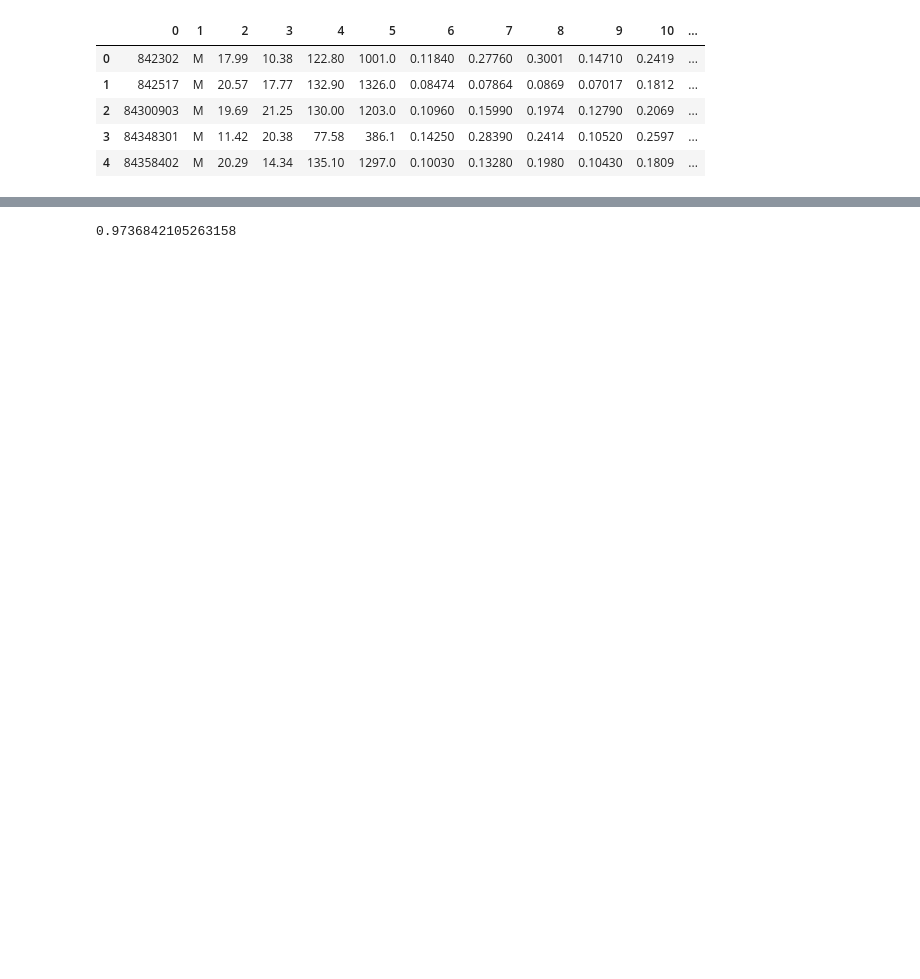
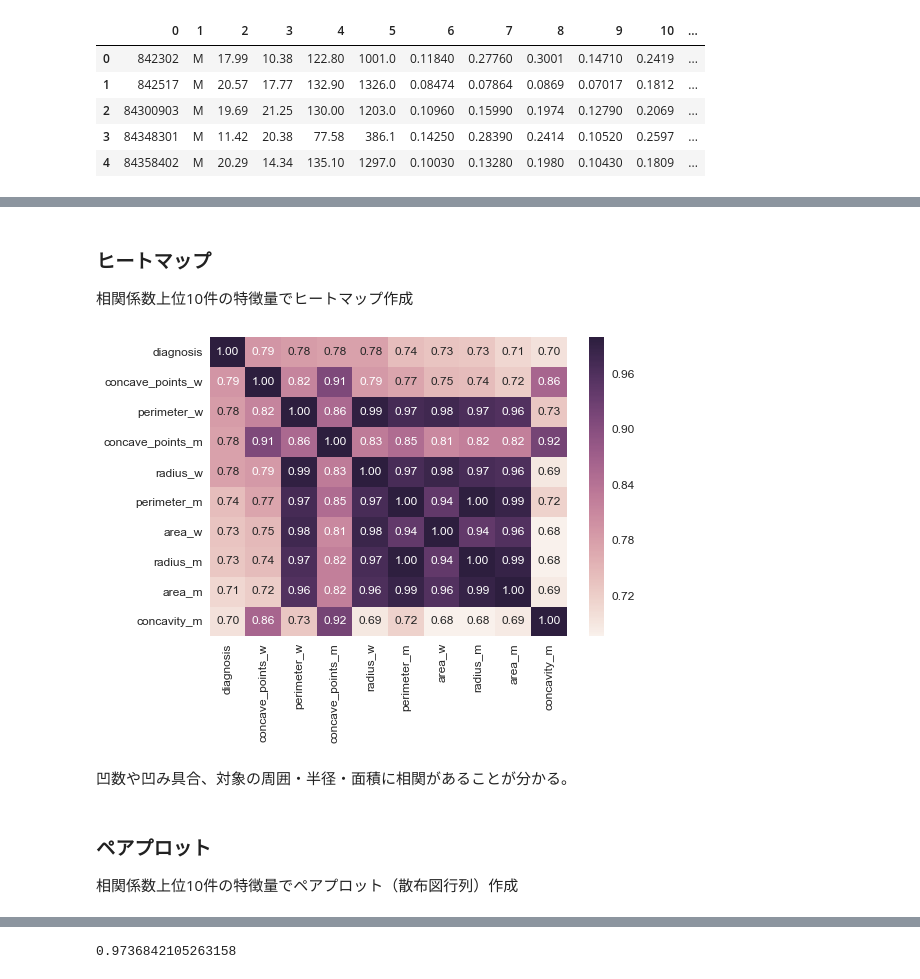
Before and after one commit to ha9kberry/ml, a Jupyter notebook: svm/svm.ipynb, the cells around one changed output, grey strips where cells are left out. Cells and saved outputs as stored; diff of their text form; code cells hidden in the pictures; blank space fills up the shorter version.

```diff
--- a/svm/svm.ipynb
+++ b/svm/svm.ipynb
@@ -295,0 +139,8 @@ accuracy_score(y_test, y_pred)
+# %%
+corr_df = df
+# ID削除
+corr_df = corr_df.drop('ID', axis=1)
+# カテゴリカルデータの数値化
+corr_df['diagnosis'] = corr_df['diagnosis'].map({'M': 1, 'B': 0})
+# 標準化
+corr_df_std=(corr_df - corr_df.mean())/np.std(corr_df)
@@ -295,0 +156,5 @@ accuracy_score(y_test, y_pred)
+# %%
+# 相関行列
+corr_matrix = corr_df_std.corr()
+# 相関係数上位10件
+corr_matrix.nlargest(10, 'diagnosis')[['diagnosis']]
@@ -295,0 +173,20 @@ accuracy_score(y_test, y_pred)
+# %% [markdown]
+### ヒートマップ
+相関係数上位10件の特徴量でヒートマップ作成
+# %%
+# 相関係数上位10件の特徴量リスト
+corr_matrix_list = corr_matrix.nlargest(10, 'diagnosis')['diagnosis'].index.tolist()
+# %%
+# 相関係数上位10件の相関行列
+cm = corr_matrix.loc[corr_matrix_list,corr_matrix_list]
+# %%
+#plt.figure(figsize=(12,9))
+sns.set(font_scale=1.2)
+hm = sns.heatmap(cm, annot=True, fmt='.2f', annot_kws={'size': 12})
+# %% [output]
+[figure, added]
+# %% [markdown]
+凹数や凹み具合、対象の周囲・半径・面積に相関があることが分かる。
+# %% [markdown]
+### ペアプロット
+相関係数上位10件の特徴量でペアプロット（散布図行列）作成
```
Also changed, not shown: parts of 129 cells of this notebook.
